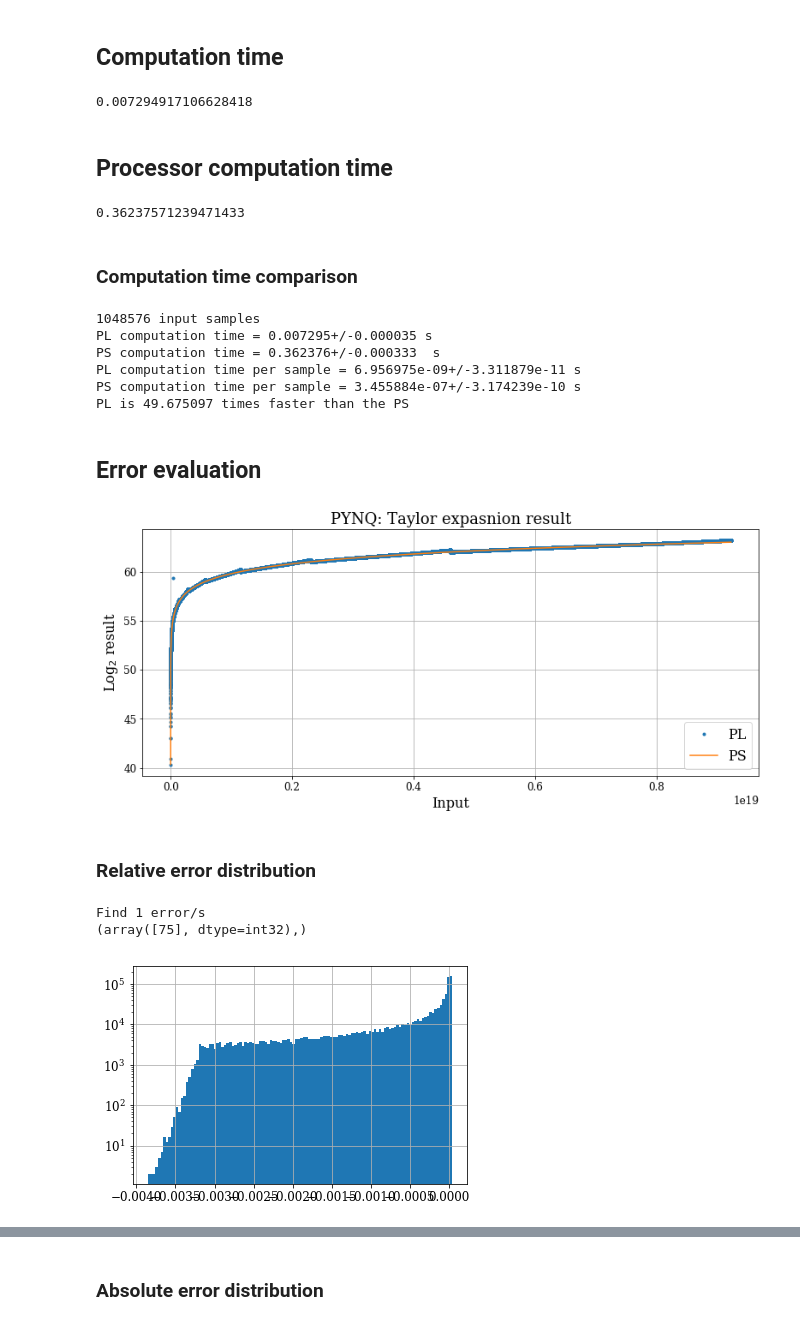
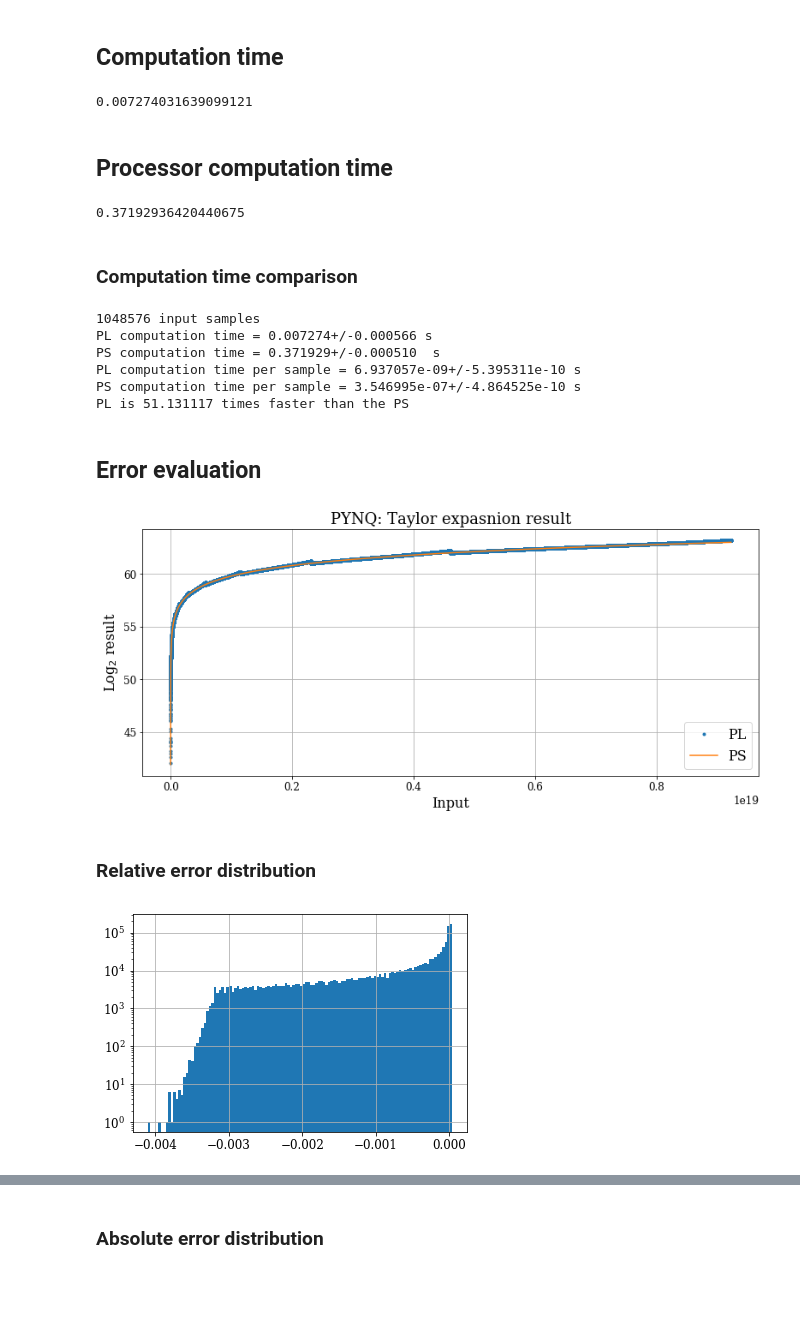
Before and after one commit to Gabriele-bot/Base2_Log, a Jupyter notebook: PYNQ_notebook/PYNQ_LOG.ipynb, the cells around one changed output, grey strips where cells are left out. Saved outputs shown, nothing was run; the diff lists cells and outputs as text; code cells hidden in the pictures; blank space fills up the shorter version.

```diff
--- a/PYNQ_notebook/PYNQ_LOG.ipynb
+++ b/PYNQ_notebook/PYNQ_LOG.ipynb
@@ -1,6 +1,6 @@
 # %%
 from pynq import Overlay
-overlay = Overlay('/home/xilinx/pynq/overlays/User_overlay/LOG_TEST.bit')
+overlay = Overlay('/home/xilinx/pynq/overlays/User_overlay/LOG_overlay.bit')
 # %%
 import time
 import matplotlib.pyplot as plt
@@ -81,11 +85,6 @@ np.copyto(input_buffer,input_value)
 # %%
 time_pl_arr = []
 for i in range(50):
-    input_value = np.random.randint(1,2**63-1,n, dtype=np.uint64)
-    # convert into int64
-    input_value = input_value.astype(np.uint64)
-    # load to the input buffer
-    np.copyto(input_buffer,input_value)
     time_s=time.time()
     te_dma.sendchannel.transfer(input_buffer)
     te_dma.recvchannel.transfer(output_buffer)
@@ -98,7 +97,7 @@ time_pl = np.mean(time_pl_arr)
 std_time_pl = np.std(time_pl_arr)
 print(time_pl)
 # %% [output]
-0.007294917106628418
+0.007274031639099121
 # %%
 #Conversion from fixed point to readable number
 out_pl=output_buffer/(2**10)
@@ -107,7 +106,6 @@ out_pl=output_buffer/(2**10)
 # %%
 time_ps_arr = []
 for i in range(50):
-    input_value = np.random.randint(1,2**63-1,n, dtype=np.uint64)
     time_s=time.time()
     out_ps=np.log2(input_value)
     time_ps=time.time()-time_s
@@ -116,7 +114,7 @@ time_ps = np.mean(time_ps_arr)
 std_time_ps = np.std(time_ps_arr)
 print(time_ps)
 # %% [output]
-0.36237571239471433
+0.37192936420440675
 # %% [markdown]
 ### Computation time comparison
 # %%
@@ -128,11 +126,11 @@ print("PS computation time per sample = %e+/-%e s" % (time_ps/n, std_time_ps/n))
 print("PL is %f times faster than the PS" % (time_ps/time_pl))
 # %% [output]
 1048576 input samples
-PL computation time = 0.007295+/-0.000035 s
-PS computation time = 0.362376+/-0.000333  s
-PL computation time per sample = 6.956975e-09+/-3.311879e-11 s
-PS computation time per sample = 3.455884e-07+/-3.174239e-10 s
-PL is 49.675097 times faster than the PS
+PL computation time = 0.007274+/-0.000566 s
+PS computation time = 0.371929+/-0.000510  s
+PL computation time per sample = 6.937057e-09+/-5.395311e-10 s
+PS computation time per sample = 3.546995e-07+/-4.864525e-10 s
+PL is 51.131117 times faster than the PS
 # %% [markdown]
 ## Error evaluation
 # %%
@@ -170,27 +168,17 @@ fig.savefig(SAVE_PATH + "PYNQ_TE_res", bbox_inches='tight')
 
 plt.show()
 # %% [output]
-[figure, old version]
+[figure, new version]
 # %%
 error_a = (out_ps-out_pl)
 error_r = (out_ps-out_pl)/out_ps
 # %% [markdown]
 ### Relative error distribution
-# %%
-# looking for errors
-outlier   = np.where(np.abs(error_a)>5*np.std(error_a))
-error_a_d = np.delete(error_a,outlier)
-error_r_d = np.delete(error_r,outlier)
-print("Find %d error/s" % np.shape(outlier)[0])
-print(outlier)
-# %% [output]
-Find 1 error/s
-(array([75], dtype=int32),)
 # %%
-plt.hist(error_r_d,bins=120)
+plt.hist(error_r,bins=120)
 plt.semilogy()
 plt.grid(True)
 plt.show()
 # %% [output]
-[figure, old version]
+[figure, new version]
 # %%
```
Also changed, not shown: parts of 30 cells of this notebook, 36 other files.
